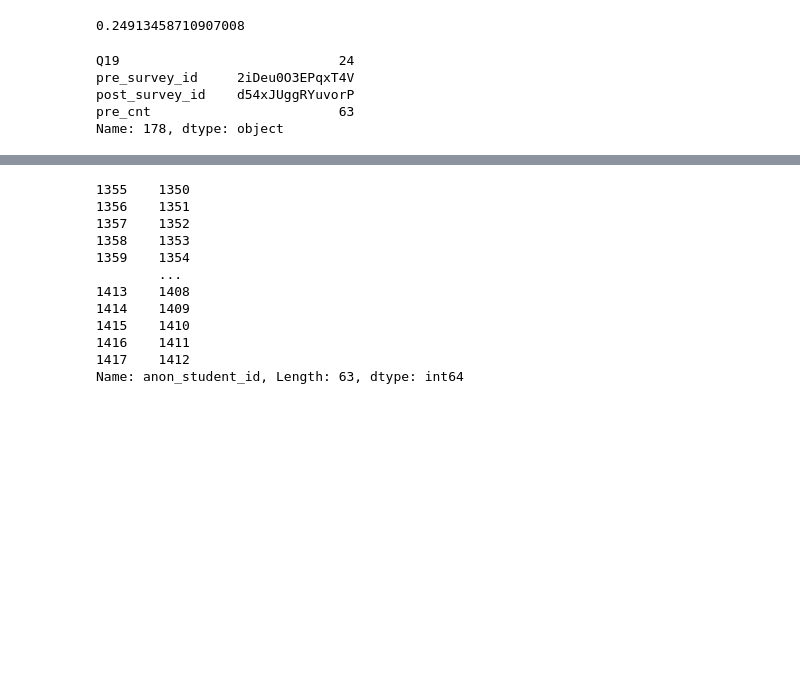
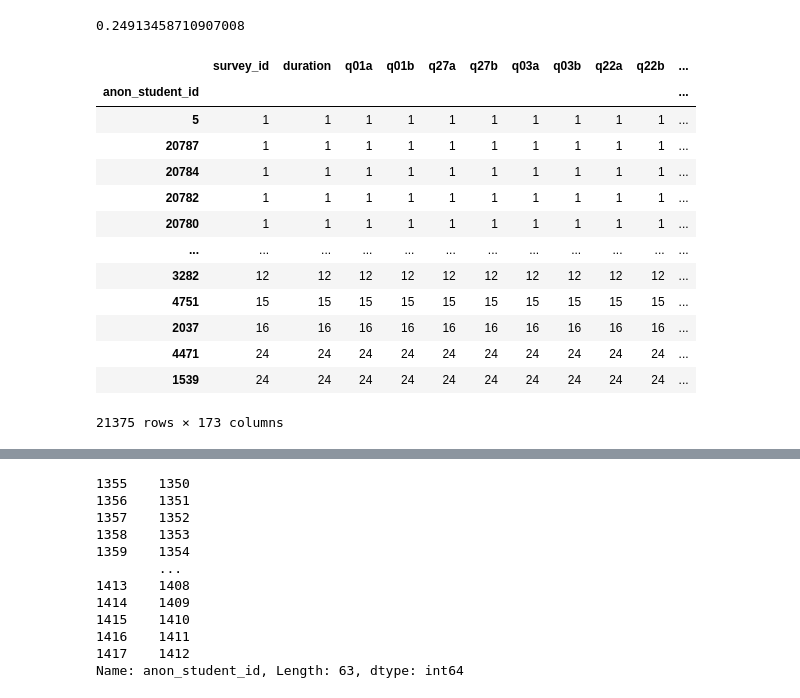
Before and after one commit to Lewandowski-Labs-PER/eclass-public, a Jupyter notebook: summary statistics.ipynb, the cells around one changed output, grey strips where cells are left out. Drawn from its saved outputs; the diff is of its cells as text; code cells hidden in the pictures; blank space fills up the shorter version.

```diff
--- a/summary statistics.ipynb
+++ b/summary statistics.ipynb
@@ -144,11 +144,20 @@ pre19 = cisq19.merge(pre_completion)
 (pre19.pre_cnt/pre19.Q19).apply(lambda x: x if x <= 1 else np.nan).dropna().std()
 # %% [output]
 0.24913458710907008
-# %%
-pre19.loc[178]
-# %% [output]
-Q19                            24
-pre_survey_id     2iDeu0O3EPqxT4V
-post_survey_id    d54xJUggRYuvorP
-pre_cnt                        63
-Name: 178, dtype: object
+# %%
+matched.groupby('anon_student_id').count().sort_values('survey_id')
+# %% [output]
+|  | survey_id | duration | q01a | q01b | q27a | q27b | q03a | q03b | q22a | q22b | ... |
+| anon_student_id |  |  |  |  |  |  |  |  |  |  | ... |
+| 5 | 1 | 1 | 1 | 1 | 1 | 1 | 1 | 1 | 1 | 1 | ... |
+| 20787 | 1 | 1 | 1 | 1 | 1 | 1 | 1 | 1 | 1 | 1 | ... |
+| 20784 | 1 | 1 | 1 | 1 | 1 | 1 | 1 | 1 | 1 | 1 | ... |
+| 20782 | 1 | 1 | 1 | 1 | 1 | 1 | 1 | 1 | 1 | 1 | ... |
+| 20780 | 1 | 1 | 1 | 1 | 1 | 1 | 1 | 1 | 1 | 1 | ... |
+| ... | ... | ... | ... | ... | ... | ... | ... | ... | ... | ... | ... |
+| 3282 | 12 | 12 | 12 | 12 | 12 | 12 | 12 | 12 | 12 | 12 | ... |
+| 4751 | 15 | 15 | 15 | 15 | 15 | 15 | 15 | 15 | 15 | 15 | ... |
+| 2037 | 16 | 16 | 16 | 16 | 16 | 16 | 16 | 16 | 16 | 16 | ... |
+| 4471 | 24 | 24 | 24 | 24 | 24 | 24 | 24 | 24 | 24 | 24 | ... |
+| 1539 | 24 | 24 | 24 | 24 | 24 | 24 | 24 | 24 | 24 | 24 | ... |
+21375 rows × 173 columns
```
Also changed, not shown: parts of 1 cell of this notebook, 2 other files.
